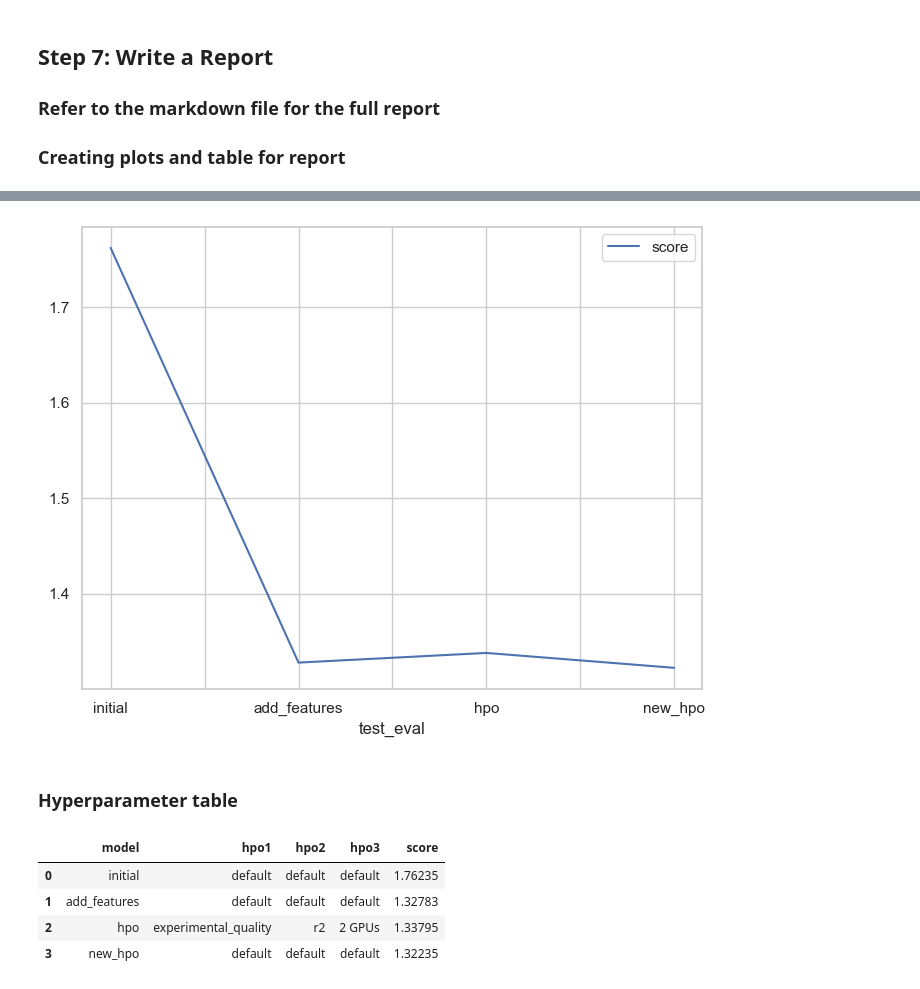
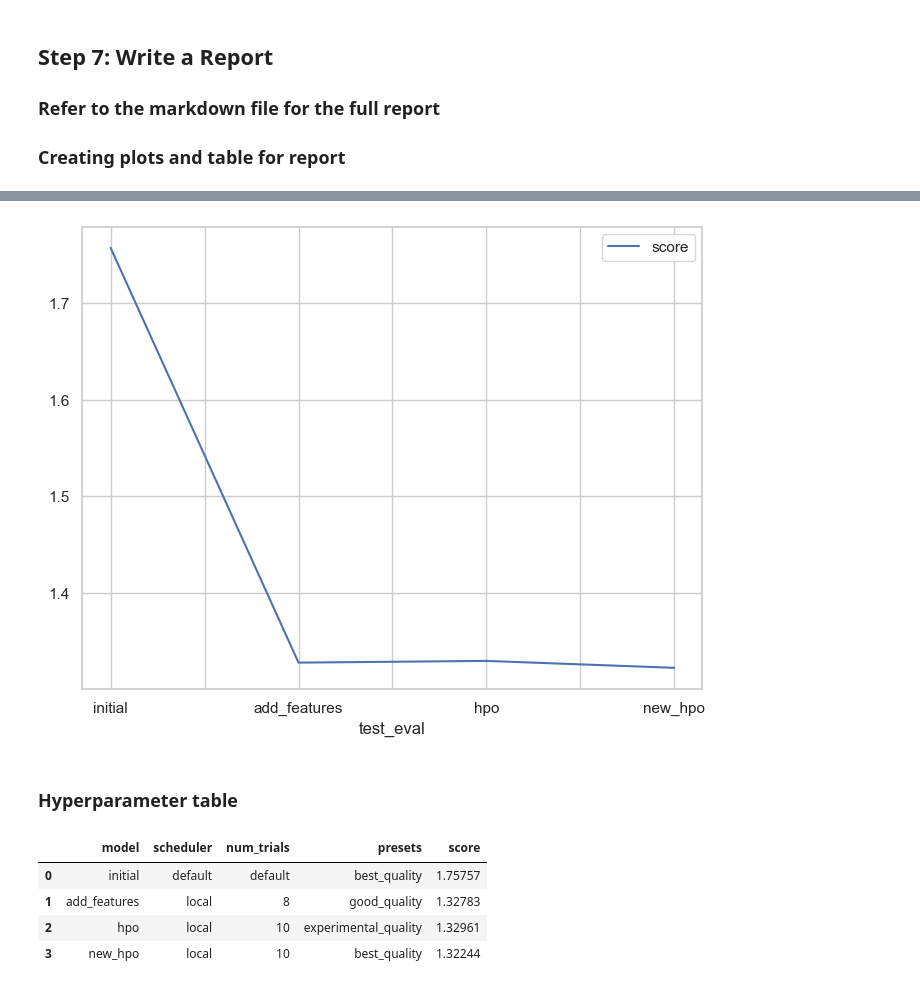
Before and after one commit to Polymath-Saksh/Bike-Sharing-Demand, a Jupyter notebook: project/project-template.ipynb, the cells around one changed output, grey strips where cells are left out. Cells and saved outputs as stored; diff of their text form; code cells hidden in the pictures.

```diff
--- a/project/project-template.ipynb
+++ b/project/project-template.ipynb
@@ -748,27 +759,27 @@ fig.savefig('model_train_score.png')
 # %%
 # Take the 3 kaggle scores and creating a line plot to show improvement
 fig = pd.DataFrame(
     {
         "test_eval": ["initial", "add_features", "hpo", "new_hpo"],
-        "score": [1.76235, 1.32783, 1.33795, 1.32235]
+        "score": [1.75757, 1.32783, 1.32961, 1.32244]
     }
 ).plot(x="test_eval", y="score", figsize=(8, 6)).get_figure()
-fig.savefig('model_test_score.png')
+fig.savefig('img/model_test_score.png')
 # %% [output]
-[figure, old version]
+[figure, new version]
 # %% [markdown]
 ### Hyperparameter table
 # %%
 # The 3 hyperparameters we tuned with the kaggle score as the result
 pd.DataFrame({"model": ["initial", "add_features", "hpo", "new_hpo"],
-              "hpo1": ["default", "default", "experimental_quality", "default"],
-              "hpo2": ["default", "default", "r2", "default"],
-              "hpo3": ["default", "default", "2 GPUs", "default"],
-              "score": [1.76235, 1.32783, 1.33795, 1.32235]
+              "scheduler": ["default", "local", "local", "local"],
+              "num_trials": ["default", "8", "10", "10"],
+              "presets": ["best_quality", "good_quality", "experimental_quality", "best_quality"],
+              "score": [1.75757, 1.32783, 1.32961, 1.32244]
 })
 # %% [output]
-|  | model | hpo1 | hpo2 | hpo3 | score |
-| 0 | initial | default | default | default | 1.76235 |
-| 1 | add_features | default | default | default | 1.32783 |
-| 2 | hpo | experimental_quality | r2 | 2 GPUs | 1.33795 |
-| 3 | new_hpo | default | default | default | 1.32235 |
+|  | model | scheduler | num_trials | presets | score |
+| 0 | initial | default | default | best_quality | 1.75757 |
+| 1 | add_features | local | 8 | good_quality | 1.32783 |
+| 2 | hpo | local | 10 | experimental_quality | 1.32961 |
+| 3 | new_hpo | local | 10 | best_quality | 1.32244 |
```
Also changed, not shown: parts of 24 cells of this notebook, 5 other files.
